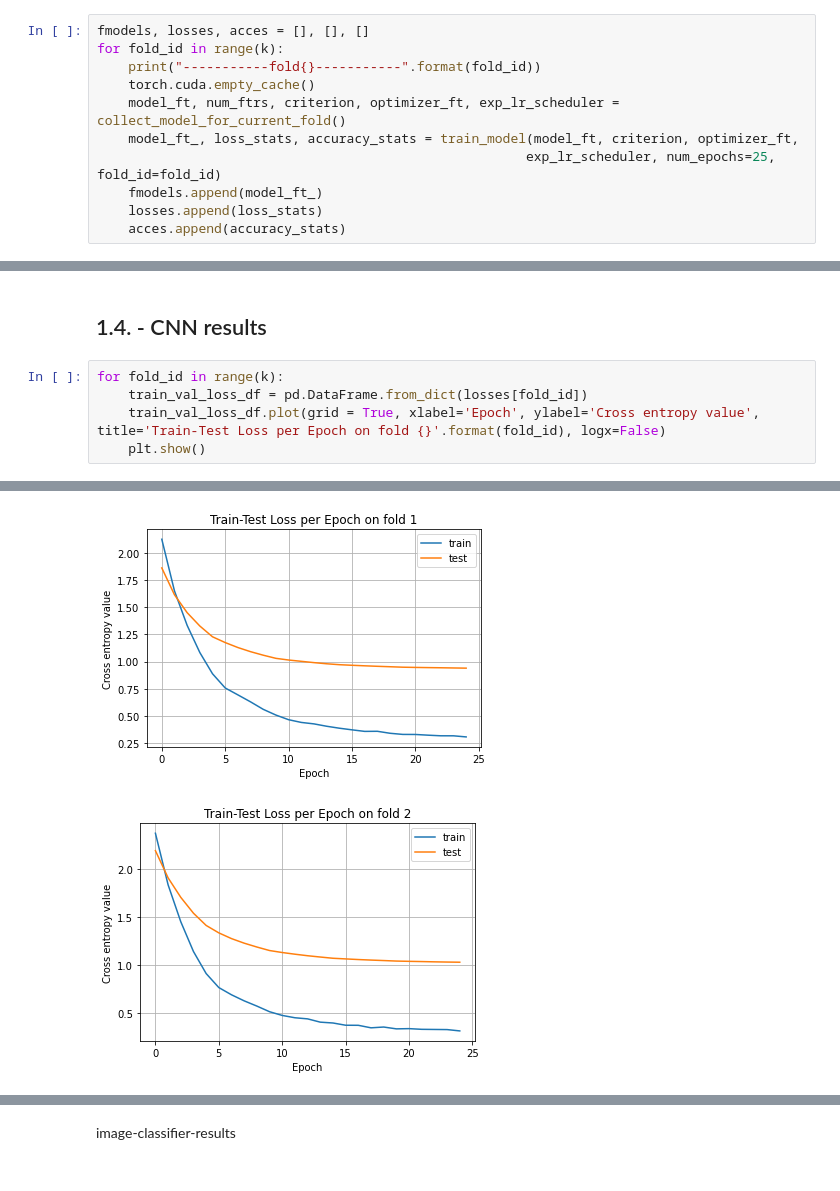
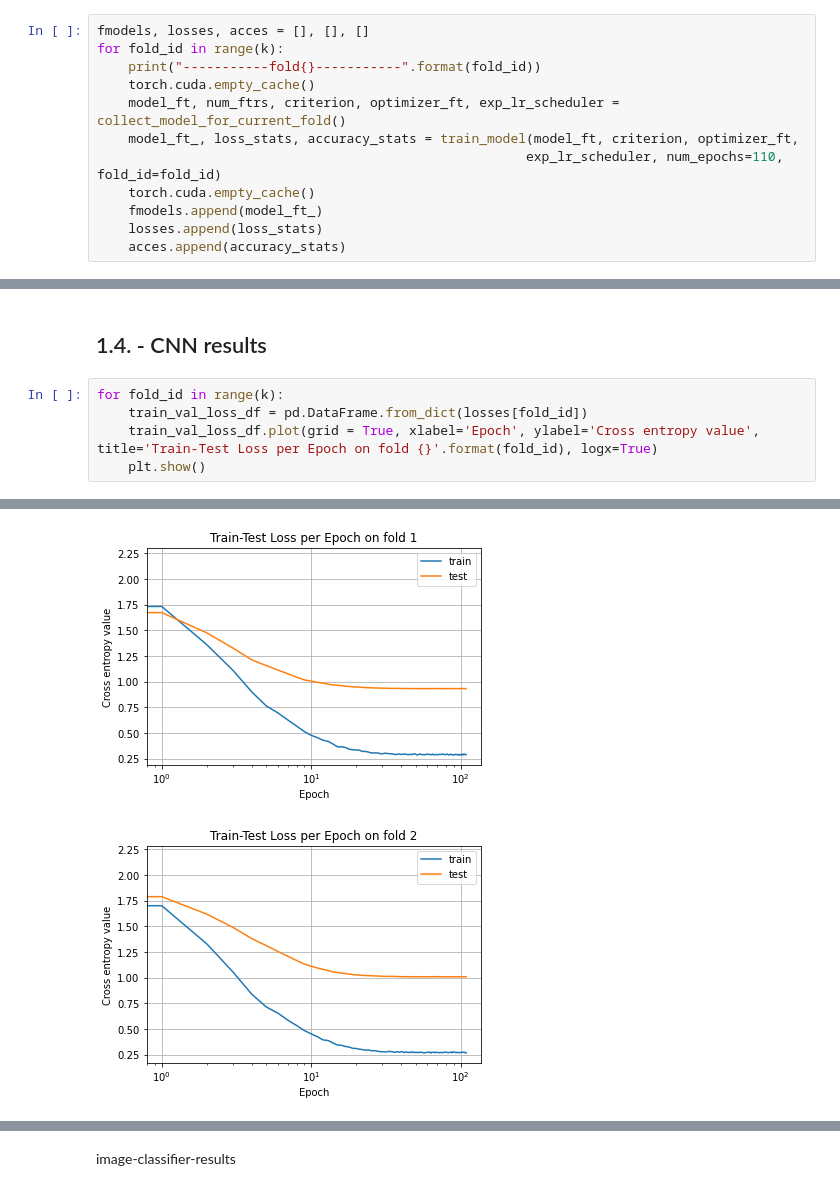
Before and after one commit to VasilievArtyom/bg_testproj, a Jupyter notebook: TestProjReport.ipynb, the cells around one changed output, grey strips where cells are left out. Saved outputs shown, nothing was run; the diff lists cells and outputs as text.

```diff
--- a/TestProjReport.ipynb
+++ b/TestProjReport.ipynb
@@ -453,7 +453,8 @@ for fold_id in range(k):
     torch.cuda.empty_cache()
     model_ft, num_ftrs, criterion, optimizer_ft, exp_lr_scheduler = collect_model_for_current_fold()
     model_ft_, loss_stats, accuracy_stats = train_model(model_ft, criterion, optimizer_ft,
-                                                       exp_lr_scheduler, num_epochs=25, fold_id=fold_id)
+                                                       exp_lr_scheduler, num_epochs=110, fold_id=fold_id)
+    torch.cuda.empty_cache()
     fmodels.append(model_ft_)
     losses.append(loss_stats)
     acces.append(accuracy_stats)
@@ -480,6 +481,6 @@ Best val Acc: 0.729577
 # %%
 for fold_id in range(k):
     train_val_loss_df = pd.DataFrame.from_dict(losses[fold_id])
-    train_val_loss_df.plot(grid = True, xlabel='Epoch', ylabel='Cross entropy value', title='Train-Test Loss per Epoch on fold {}'.format(fold_id), logx=False)
+    train_val_loss_df.plot(grid = True, xlabel='Epoch', ylabel='Cross entropy value', title='Train-Test Loss per Epoch on fold {}'.format(fold_id), logx=True)
     plt.show()
 # %% [output]
@@ -487,2 +488,2 @@ for fold_id in range(k):
-[figure, old version]
+[figure, new version]
-[figure, old version]
+[figure, new version]
```
Also changed, not shown: parts of 4 cells of this notebook.
